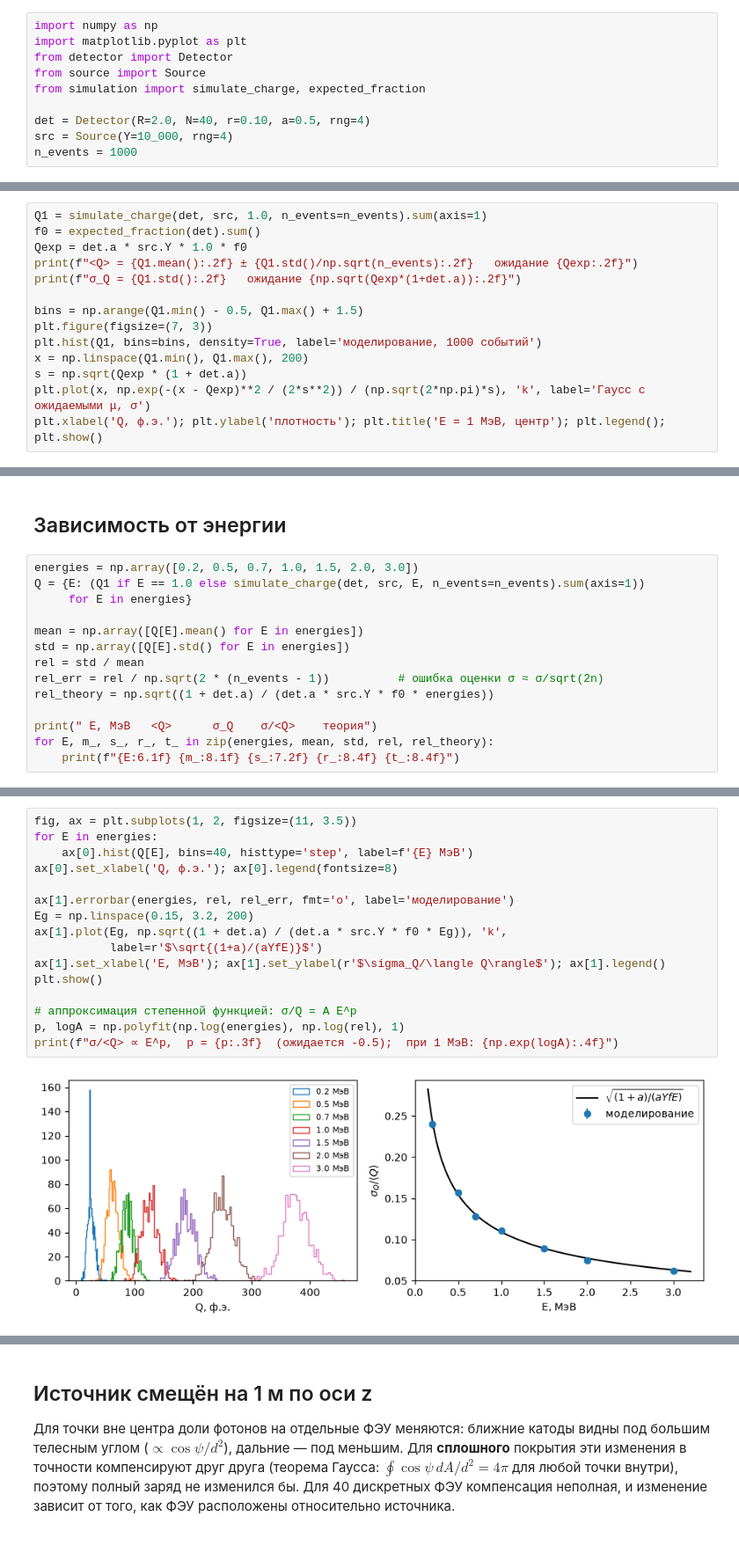
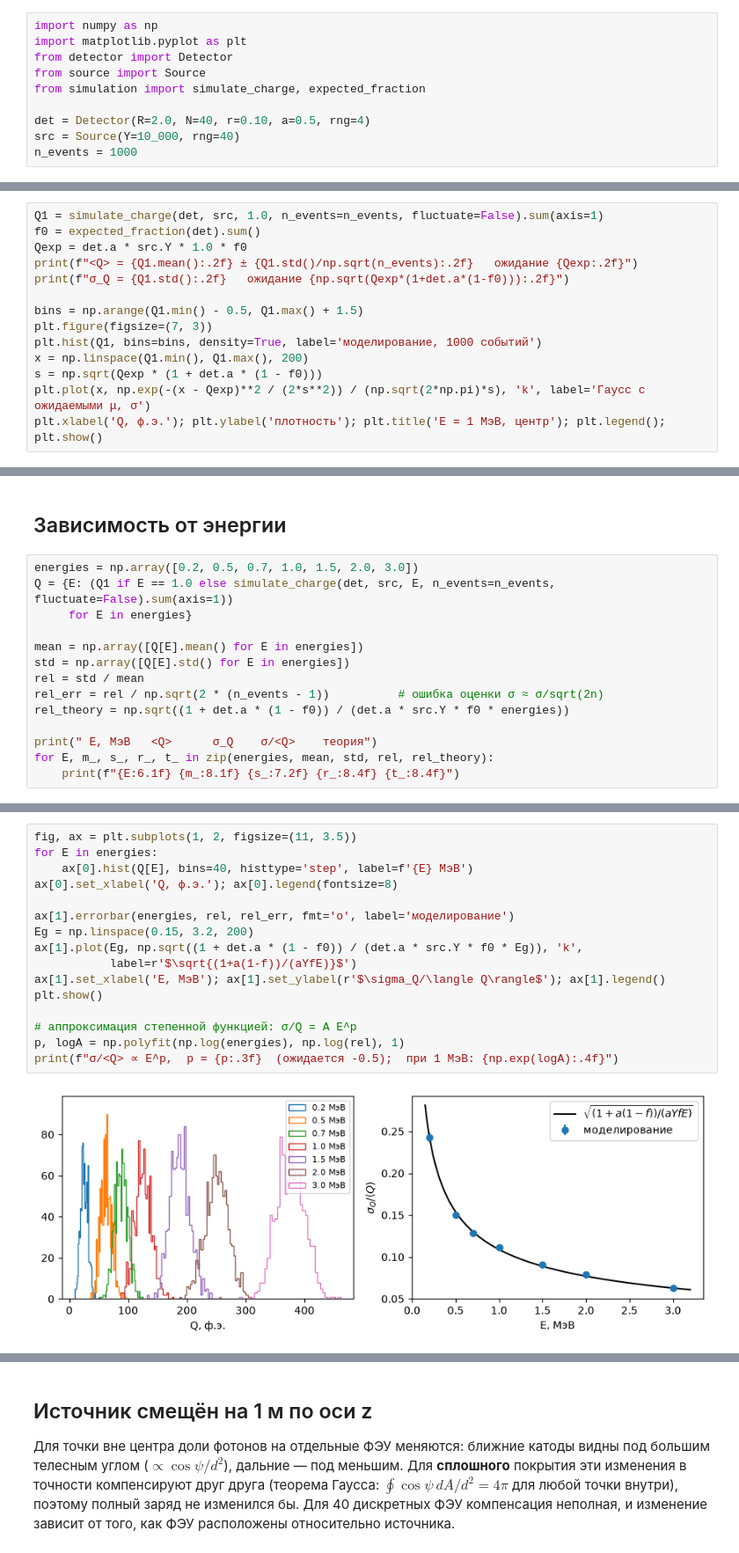
Before and after one commit to denisptichnikov-droid/neutrino-detector-homework, a Jupyter notebook: task4_charge_distributions.ipynb, the cells around one changed output, grey strips where cells are left out. Shown at 88% size. Drawn from its saved outputs; the diff is of its cells as text.

```diff
--- a/task4_charge_distributions.ipynb
+++ b/task4_charge_distributions.ipynb
@@ -10,7 +10,7 @@ from source import Source
 from simulation import simulate_charge, expected_fraction
 
 det = Detector(R=2.0, N=40, r=0.10, a=0.5, rng=4)
-src = Source(Y=10_000, rng=4)
+src = Source(Y=10_000, rng=40)
 n_events = 1000
 # %% [markdown]
 ## 1000 событий, E = 1 МэВ, центр
@@ -20,15 +20,15 @@ $$\sigma_Q^2 = \langle Q\rangle (1 + a)\quad\Rightarrow\quad \frac{\sigma_Q}{\la
 # %%
-Q1 = simulate_charge(det, src, 1.0, n_events=n_events).sum(axis=1)
+Q1 = simulate_charge(det, src, 1.0, n_events=n_events, fluctuate=False).sum(axis=1)
 f0 = expected_fraction(det).sum()
 Qexp = det.a * src.Y * 1.0 * f0
 print(f"<Q> = {Q1.mean():.2f} ± {Q1.std()/np.sqrt(n_events):.2f}   ожидание {Qexp:.2f}")
-print(f"σ_Q = {Q1.std():.2f}   ожидание {np.sqrt(Qexp*(1+det.a)):.2f}")
+print(f"σ_Q = {Q1.std():.2f}   ожидание {np.sqrt(Qexp*(1+det.a*(1-f0))):.2f}")
 
 bins = np.arange(Q1.min() - 0.5, Q1.max() + 1.5)
 plt.figure(figsize=(7, 3))
 plt.hist(Q1, bins=bins, density=True, label='моделирование, 1000 событий')
 x = np.linspace(Q1.min(), Q1.max(), 200)
-s = np.sqrt(Qexp * (1 + det.a))
+s = np.sqrt(Qexp * (1 + det.a * (1 - f0)))
 plt.plot(x, np.exp(-(x - Qexp)**2 / (2*s**2)) / (np.sqrt(2*np.pi)*s), 'k', label='Гаусс с ожидаемыми μ, σ')
 plt.xlabel('Q, ф.э.'); plt.ylabel('плотность'); plt.title('E = 1 МэВ, центр'); plt.legend(); plt.show()
 # %% [output]
@@ -39,14 +39,14 @@ plt.xlabel('Q, ф.э.'); plt.ylabel('плотность'); plt.title('E = 1 Мэ
 ## Зависимость от энергии
 # %%
 energies = np.array([0.2, 0.5, 0.7, 1.0, 1.5, 2.0, 3.0])
-Q = {E: (Q1 if E == 1.0 else simulate_charge(det, src, E, n_events=n_events).sum(axis=1))
+Q = {E: (Q1 if E == 1.0 else simulate_charge(det, src, E, n_events=n_events, fluctuate=False).sum(axis=1))
      for E in energies}
 
 mean = np.array([Q[E].mean() for E in energies])
 std = np.array([Q[E].std() for E in energies])
 rel = std / mean
 rel_err = rel / np.sqrt(2 * (n_events - 1))          # ошибка оценки σ ≈ σ/sqrt(2n)
-rel_theory = np.sqrt((1 + det.a) / (det.a * src.Y * f0 * energies))
+rel_theory = np.sqrt((1 + det.a * (1 - f0)) / (det.a * src.Y * f0 * energies))
 
 print(" E, МэВ   <Q>      σ_Q    σ/<Q>    теория")
 for E, m_, s_, r_, t_ in zip(energies, mean, std, rel, rel_theory):
@@ -63,18 +63,18 @@ for E, m_, s_, r_, t_ in zip(energies, mean, std, rel, rel_theory):
 # %%
 fig, ax = plt.subplots(1, 2, figsize=(11, 3.5))
 for E in energies:
     ax[0].hist(Q[E], bins=40, histtype='step', label=f'{E} МэВ')
 ax[0].set_xlabel('Q, ф.э.'); ax[0].legend(fontsize=8)
 
 ax[1].errorbar(energies, rel, rel_err, fmt='o', label='моделирование')
 Eg = np.linspace(0.15, 3.2, 200)
-ax[1].plot(Eg, np.sqrt((1 + det.a) / (det.a * src.Y * f0 * Eg)), 'k',
-           label=r'$\sqrt{(1+a)/(aYfE)}$')
+ax[1].plot(Eg, np.sqrt((1 + det.a * (1 - f0)) / (det.a * src.Y * f0 * Eg)), 'k',
+           label=r'$\sqrt{(1+a(1-f))/(aYfE)}$')
 ax[1].set_xlabel('E, МэВ'); ax[1].set_ylabel(r'$\sigma_Q/\langle Q\rangle$'); ax[1].legend()
 plt.show()
 
 # аппроксимация степенной функцией: σ/Q = A E^p
 p, logA = np.polyfit(np.log(energies), np.log(rel), 1)
 print(f"σ/<Q> ∝ E^p,  p = {p:.3f}  (ожидается -0.5);  при 1 МэВ: {np.exp(logA):.4f}")
 # %% [output]
-[figure, old version]
+[figure, new version]
```
Also changed, not shown: parts of 10 cells of this notebook, 20 other files.
